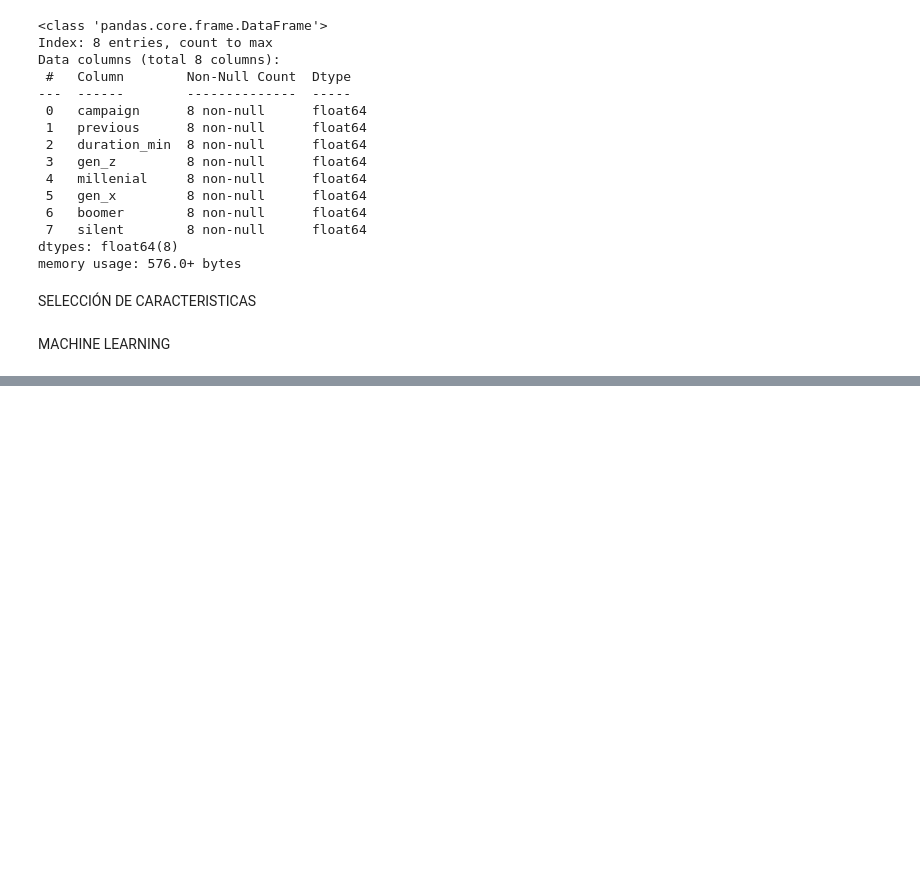
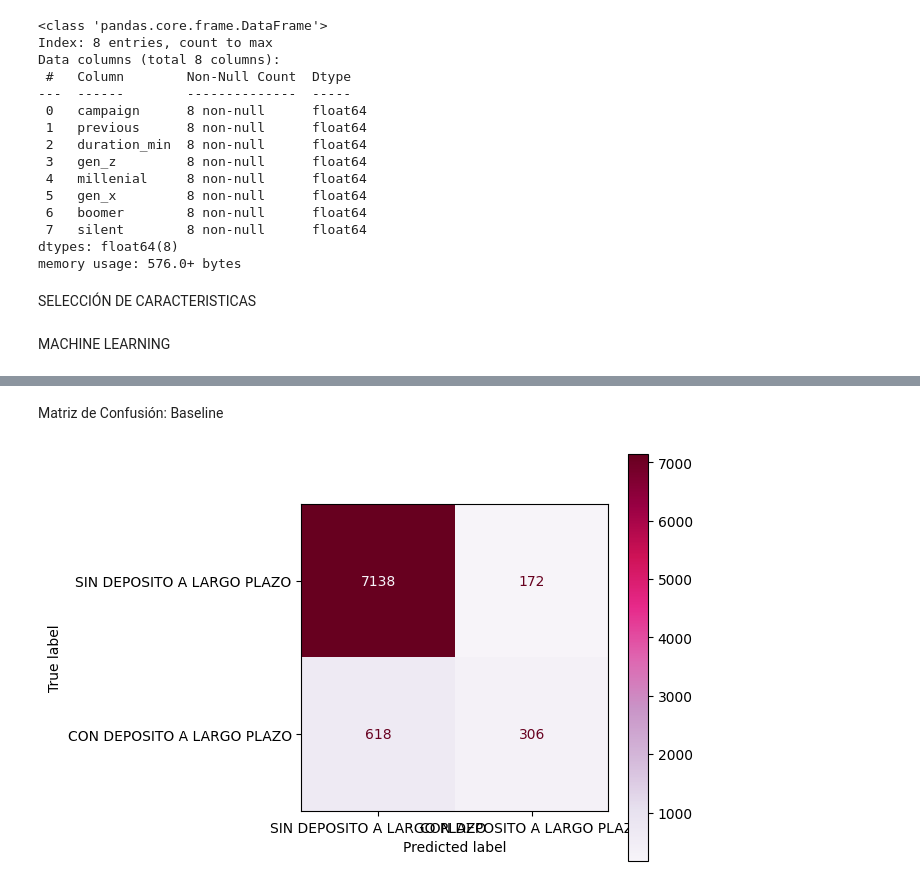
Before and after one commit to Rafaelperezortiz/proyetmlalgorithm, a Jupyter notebook: src/explore.ipynb, the cells around one changed output, grey strips where cells are left out. Saved outputs shown, nothing was run; the diff lists cells and outputs as text; code cells hidden in the pictures; blank space fills up the shorter version.

```diff
--- a/src/explore.ipynb
+++ b/src/explore.ipynb
@@ -669,3 +669,6 @@ X_test_sc_sel = pd.DataFrame(selection_model.transform(X_test_sc), columns = X_t
 X_test_sc_sel.to_csv('/workspaces/proyetmlalgorithm/data/interim/X_test_sc_sel.csv', index=False)
 # %% [markdown]
 MACHINE LEARNING
+# %%
+bank_model = LogisticRegression(solver='newton-cholesky', random_state=42)
+bank_model.fit(X_train_sc_sel, y_train)
@@ -671,0 +688,2 @@ MACHINE LEARNING
+# %%
+y_pred_ss= bank_model.predict(X_test_sc_sel)
@@ -671,0 +702,12 @@ MACHINE LEARNING
+# %% [markdown]
+Matriz de Confusión: Baseline
+# %%
+bank_cm = metrics.ConfusionMatrixDisplay(
+    confusion_matrix = metrics.confusion_matrix(y_test, y_pred_ss), display_labels = ['SIN DEPOSITO A LARGO PLAZO', 'CON DEPOSITO A LARGO PLAZO']
+    )
+# plot CM
+bank_cm.plot(cmap = 'PuRd')
+plt.tight_layout()
+plt.show()
+# %% [output]
+[figure, added]
```
Also changed, not shown: parts of 32 cells of this notebook, 11 other files.
